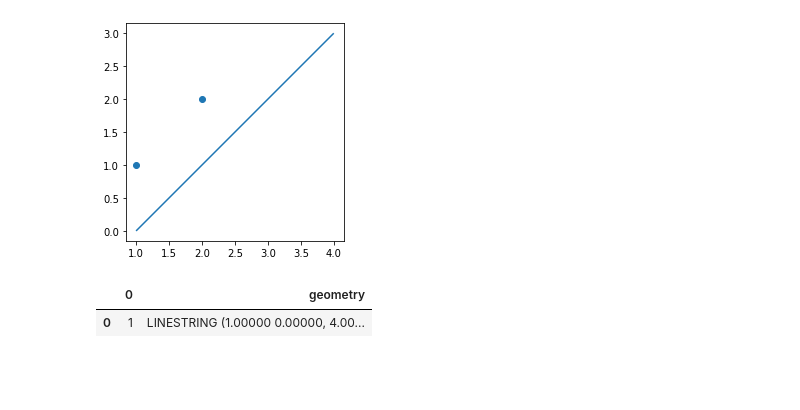
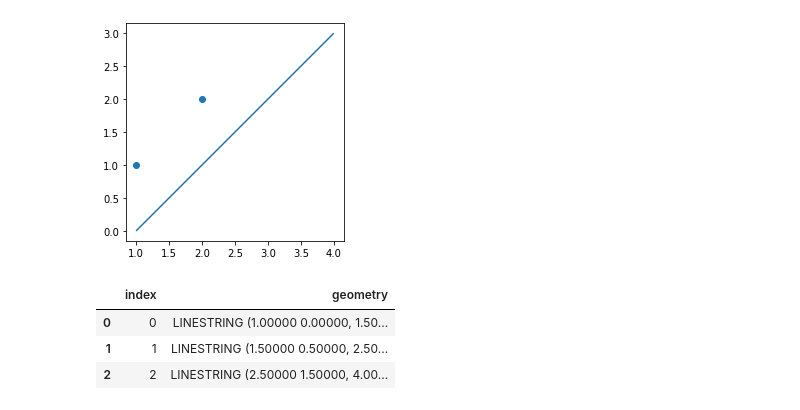
Before and after one commit to SACOG/GTFS-tools, a Jupyter notebook: gtfs-link-speeds/shapely_ops_tests.ipynb, the cells around one changed output. Saved outputs shown, nothing was run; the diff lists cells and outputs as text; code cells hidden in the pictures; blank space fills up the shorter version.

```diff
--- a/gtfs-link-speeds/shapely_ops_tests.ipynb
+++ b/gtfs-link-speeds/shapely_ops_tests.ipynb
@@ -11,15 +11,47 @@ point2 = Point([2, 2])
 points = [point1, point2]
 
 df_line = gpd.GeoDataFrame([[1, line]], geometry=1).rename(columns={1:'geometry'})
-df_points = gpd.GeoDataFrame([[1, point1], [2, point2]], geometry=1).rename(columns={1:'geometry'})
+df_points_in = gpd.GeoDataFrame([[1, point1], [2, point2]], geometry=1).rename(columns={1:'geometry'})
 
 ax = df_line.plot()
-df_points.plot(ax=ax)
+df_points_in.plot(ax=ax)
 # %% [output]
 <AxesSubplot:>
 [figure]
 # %%
-df_line
+# linear referencing to split lines
+# https://shapely.readthedocs.io/en/stable/manual.html#linear-referencing-methods
+
+
+def split_line_by_points(gdf_points, line_geom):
+
+    splitter_points_loose = {}
+    for i in range(len(gdf_points)):
+        geo = gdf_points.geometry[i]
+        lindist = line_geom.project(geo)
+        snapcoord = line_geom.interpolate(lindist)
+        splitter_points_loose[i] = snapcoord
+
+    df_splits = gpd.GeoDataFrame.from_dict(splitter_points_loose, orient='index', geometry=0) \
+                .rename(columns={0:'geometry'})
+
+    splitter_geo = df_splits.geometry.unary_union
+    seg_coll = sops.split(test_line, splitter_geo)
+
+    segments = [seg for seg in seg_coll]
+
+    gdf_segments = gpd.GeoDataFrame(
+    list(range(len(segments))), geometry=segments)
+
+    gdf_segments.columns = ['index', 'geometry']
+
+    return gdf_segments
+
+test_line = df_line.geometry[0]
+gdf_segs = split_line_by_points(df_points_in, test_line)
+gdf_segs
 # %% [output]
-|  | 0 | geometry |
-| 0 | 1 | LINESTRING (1.00000 0.00000, 4.00... |
+|  | index | geometry |
+| 0 | 0 | LINESTRING (1.00000 0.00000, 1.50... |
+| 1 | 1 | LINESTRING (1.50000 0.50000, 2.50... |
+| 2 | 2 | LINESTRING (2.50000 1.50000, 4.00... |
```
Also changed, not shown: 1 other file.
